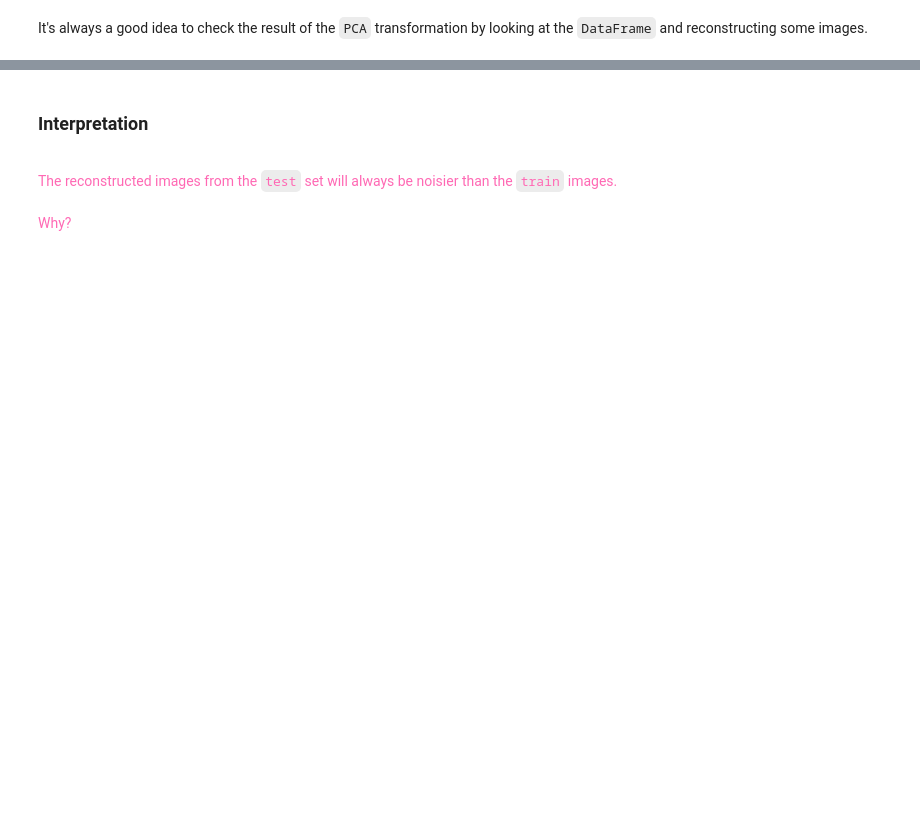
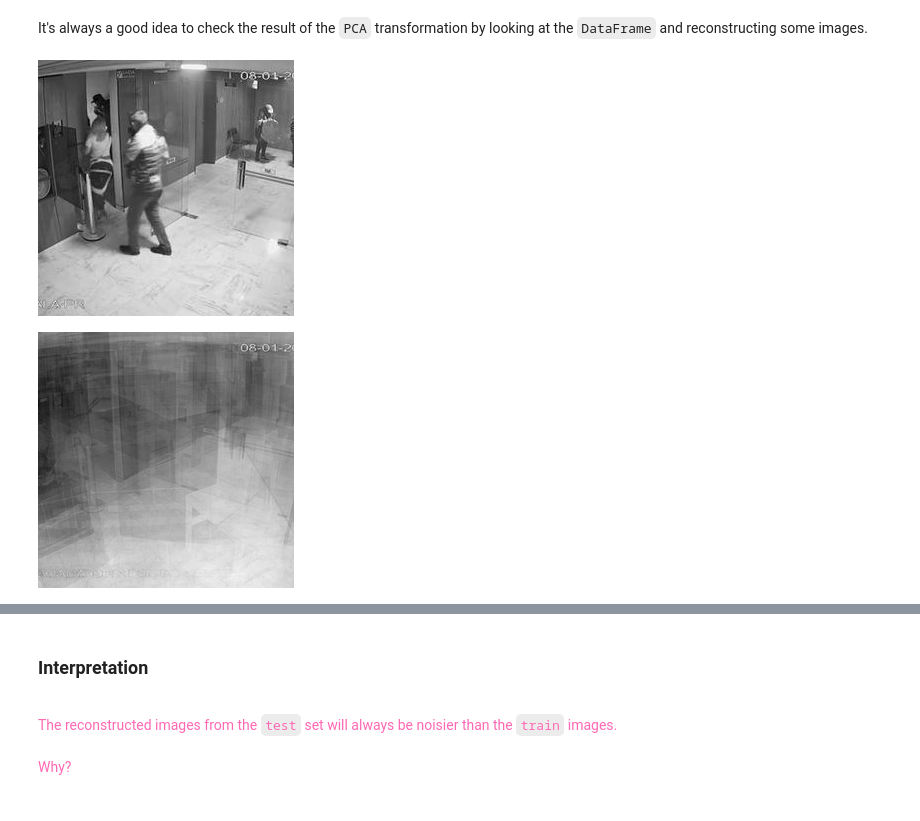
Before and after one commit to uki0829/Homework09ML, a Jupyter notebook: Homework09.ipynb, the cells around one changed output, grey strips where cells are left out. Drawn from its saved outputs; the diff is of its cells as text; code cells hidden in the pictures; blank space fills up the shorter version.

```diff
--- a/Homework09.ipynb
+++ b/Homework09.ipynb
@@ -195,4 +198,10 @@ Now we'll open the image files inside the `./data/image/0801-500/test/` director
 # TODO: create a list of files in the test/ directory
 test_files = []
 
+for fname in listdir("./data/image/0801-500/test"):
+  if fname.endswith(".jpg"):
+    test_files.append(fname)
+
 # TODO: check its length and content
+print(len(test_files))
+test_files[:5]
@@ -200,6 +212,7 @@ test_files = []
 We'll use a similar loop to extract the pixel information from these images, except we don't have `label` data, just pixels.
 # %%
 test_pixel_data = []
+test_files = [f for f in listdir("./data/image/0801-500/test") if f.endswith(".jpg")]
 
 for fname in test_files:
   img = PImage.open(path.join("./data/image/0801-500/test", fname))
@@ -211,3 +224,5 @@ Since those are already trained, all we have to do is run their `transform()` fu
 # %%
 # TODO: run PCA on test pixels, get DataFrame
 #       this is the same PCA that was created above, not a new one
+pca_test_df = pca.transform(test_pixel_data)
+pca_test_df.head()
@@ -215,5 +237,12 @@ Since those are already trained, all we have to do is run their `transform()` fu
 It's always a good idea to check the result of the `PCA` transformation by looking at the `DataFrame` and reconstructing some images.
 # %%
 # TODO: reconstruct one or two images
+test_pca_pixels = pca.inverse_transform(pca_test_df)
+display(make_image(test_pixel_data[0], width=iw))
+display(make_image(test_pca_pixels.loc[0], width=iw))
 
 # TODO: take a look at the first 5 rows
+pca_test_df.head()
+# %% [output]
+[figure, added]
+[figure, added]
```
Also changed, not shown: parts of 13 cells of this notebook.
